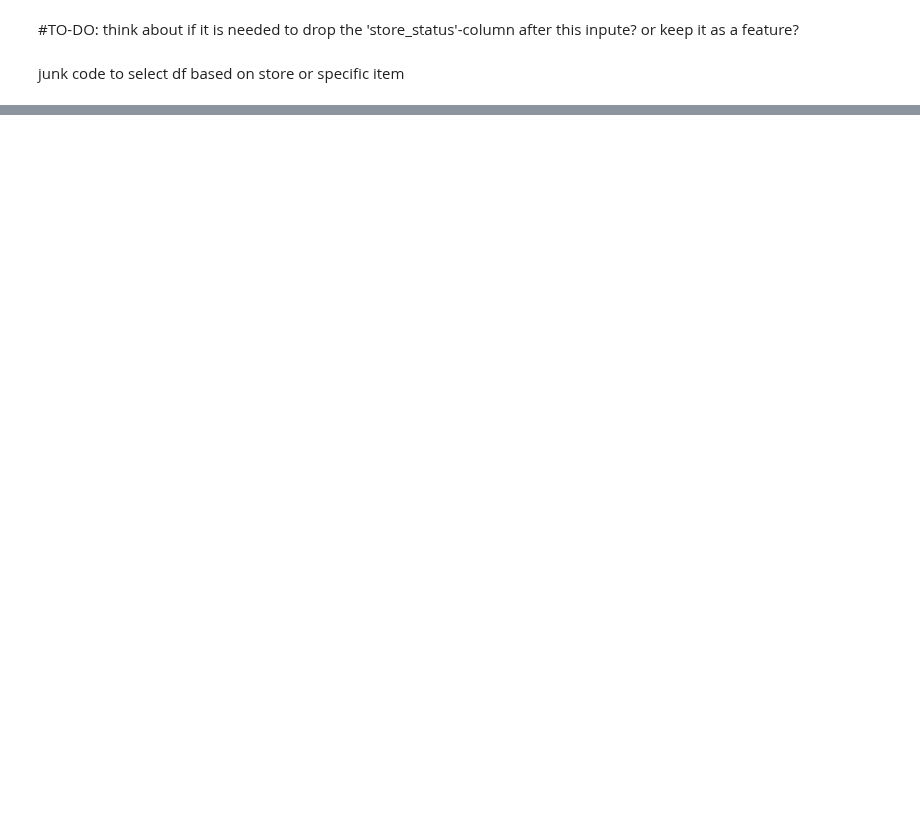
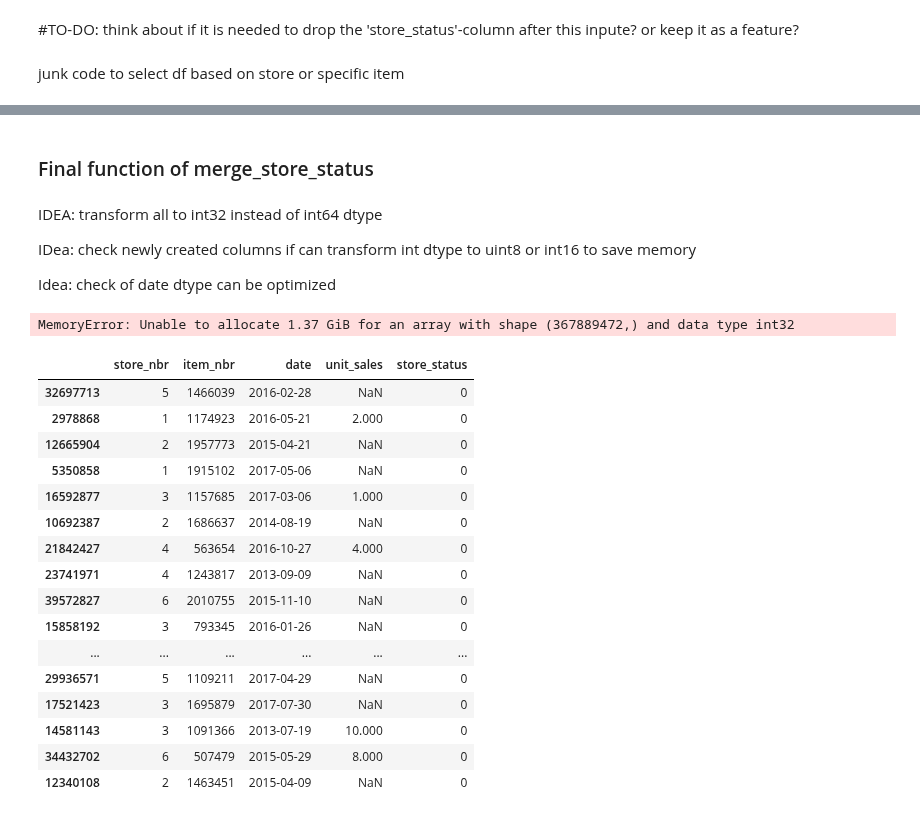
Before and after one commit to AFEngelage/Group4B, a Jupyter notebook: notebooks/2024 04 21 - Supermarket Loading first data - AFE.ipynb, the cells around one changed output, grey strips where cells are left out. Saved outputs shown, nothing was run; the diff lists cells and outputs as text; code cells hidden in the pictures; blank space fills up the shorter version.

```diff
--- a/notebooks/2024 04 21 - Supermarket Loading first data - AFE.ipynb
+++ b/notebooks/2024 04 21 - Supermarket Loading first data - AFE.ipynb
@@ -1394,7 +889,8 @@ def filling_dates_NaN(df):
 
     return df_final
 # %%
-# df = df_sales.copy()
+df_sales = df_sales.drop(columns=["onpromotion", "year"])
+
 df_sales = filling_dates_NaN(df_sales)
 # %% [output]
 First date in df: 2013-01-01 00:00:00
@@ -1407 +903,7 @@ Increased size of df: 6.56 GB and increased observations: 242.4 million.
 -----------------------------------------------------------------------
+# %%
+# df_sales = df_sales[(df_sales["store_nbr"] == 1)]
+
+df_sales = df_sales[df_sales["store_nbr"].isin([1, 2, 3, 4, 5, 6])]
+# %%
+df_sales = df_sales[(df_sales["date"] < "2015-07-01")]
@@ -1546,0 +1057,8 @@ df_final_check2.head(60)
+# %% [markdown]
+### Final function of merge_store_status
+# %% [markdown]
+IDEA: transform all to int32 instead of int64 dtype
+
+IDea: check newly created columns if can transform int dtype to uint8 or int16 to save memory
+
+Idea: check of date dtype can be optimized
@@ -1546,0 +1158,4 @@ df_final_check2.head(60)
+# %%
+df_sales = merge_store_status(df_sales)
+# %% [output]
+MemoryError: Unable to allocate 1.37 GiB for an array with shape (367889472,) and data type int32
@@ -1546,0 +1164,20 @@ df_final_check2.head(60)
+# %%
+df_sales.sample(60)
+# %% [output]
+|  | store_nbr | item_nbr | date | unit_sales | store_status |
+| 32697713 | 5 | 1466039 | 2016-02-28 | NaN | 0 |
+| 2978868 | 1 | 1174923 | 2016-05-21 | 2.000 | 0 |
+| 12665904 | 2 | 1957773 | 2015-04-21 | NaN | 0 |
+| 5350858 | 1 | 1915102 | 2017-05-06 | NaN | 0 |
+| 16592877 | 3 | 1157685 | 2017-03-06 | 1.000 | 0 |
+| 10692387 | 2 | 1686637 | 2014-08-19 | NaN | 0 |
+| 21842427 | 4 | 563654 | 2016-10-27 | 4.000 | 0 |
+| 23741971 | 4 | 1243817 | 2013-09-09 | NaN | 0 |
+| 39572827 | 6 | 2010755 | 2015-11-10 | NaN | 0 |
+| 15858192 | 3 | 793345 | 2016-01-26 | NaN | 0 |
+| ... | ... | ... | ... | ... | ... |
+| 29936571 | 5 | 1109211 | 2017-04-29 | NaN | 0 |
+| 17521423 | 3 | 1695879 | 2017-07-30 | NaN | 0 |
+| 14581143 | 3 | 1091366 | 2013-07-19 | 10.000 | 0 |
+| 34432702 | 6 | 507479 | 2015-05-29 | 8.000 | 0 |
+| 12340108 | 2 | 1463451 | 2015-04-09 | NaN | 0 |
```
Also changed, not shown: parts of 89 cells of this notebook, 1 other file.
